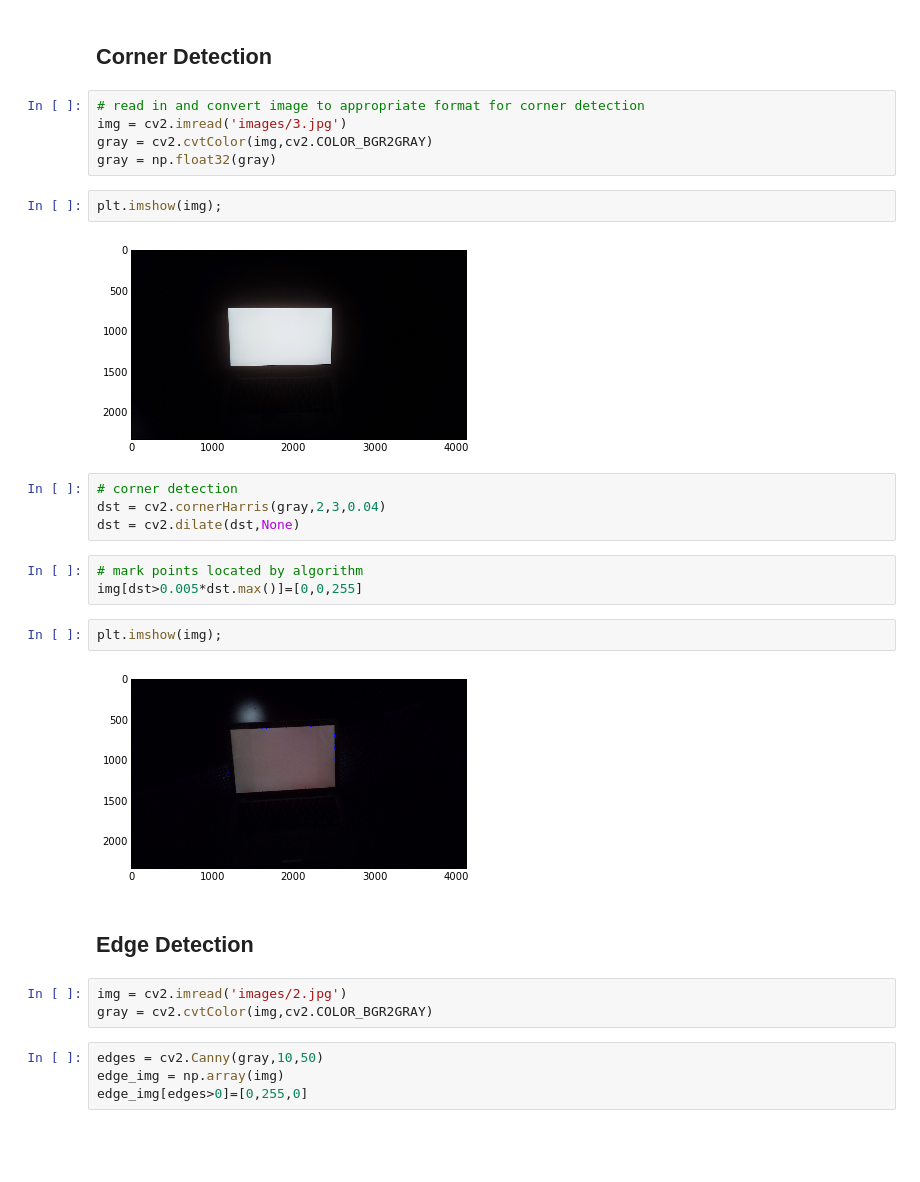
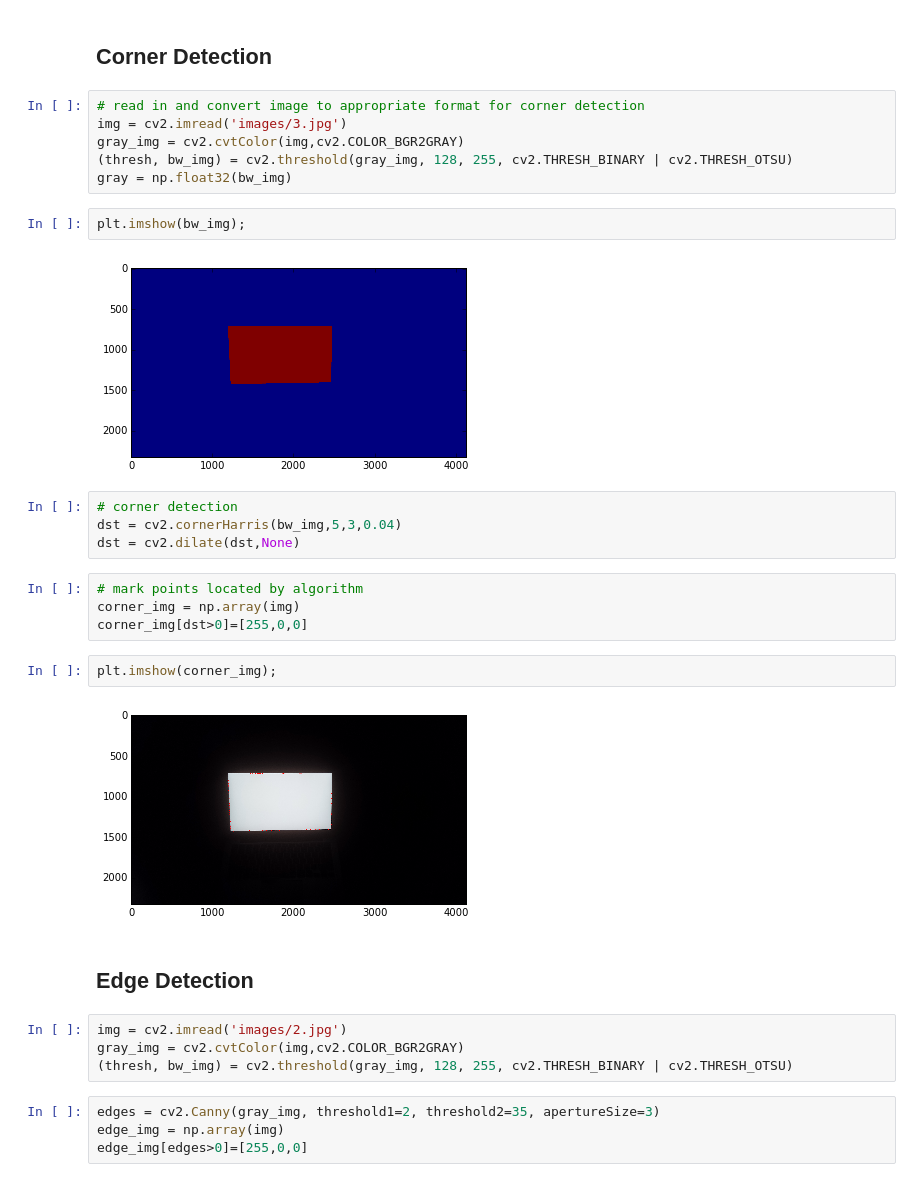
Before and after one commit to pearsonlab/cv-testing, a Jupyter notebook: find-screen.ipynb, the cells around one changed output. Cells and saved outputs as stored; diff of their text form; blank space fills up the shorter version.

```diff
--- a/find-screen.ipynb
+++ b/find-screen.ipynb
@@ -8,30 +8,33 @@ from matplotlib import pyplot as plt
 # %%
 # read in and convert image to appropriate format for corner detection
 img = cv2.imread('images/3.jpg')
-gray = cv2.cvtColor(img,cv2.COLOR_BGR2GRAY)
-gray = np.float32(gray)
+gray_img = cv2.cvtColor(img,cv2.COLOR_BGR2GRAY)
+(thresh, bw_img) = cv2.threshold(gray_img, 128, 255, cv2.THRESH_BINARY | cv2.THRESH_OTSU)
+gray = np.float32(bw_img)
 # %%
-plt.imshow(img);
+plt.imshow(bw_img);
 # %% [output]
-[figure, old version]
+[figure, new version]
 # %%
 # corner detection
-dst = cv2.cornerHarris(gray,2,3,0.04)
+dst = cv2.cornerHarris(bw_img,5,3,0.04)
 dst = cv2.dilate(dst,None)
 # %%
 # mark points located by algorithm
-img[dst>0.005*dst.max()]=[0,0,255]
+corner_img = np.array(img)
+corner_img[dst>0]=[255,0,0]
 # %%
-plt.imshow(img);
+plt.imshow(corner_img);
 # %% [output]
-[figure, old version]
+[figure, new version]
 # %% [markdown]
 ## Edge Detection
 # %%
 img = cv2.imread('images/2.jpg')
-gray = cv2.cvtColor(img,cv2.COLOR_BGR2GRAY)
+gray_img = cv2.cvtColor(img,cv2.COLOR_BGR2GRAY)
+(thresh, bw_img) = cv2.threshold(gray_img, 128, 255, cv2.THRESH_BINARY | cv2.THRESH_OTSU)
 # %%
-edges = cv2.Canny(gray,10,50)
+edges = cv2.Canny(gray_img, threshold1=2, threshold2=35, apertureSize=3)
 edge_img = np.array(img)
-edge_img[edges>0]=[0,255,0]
+edge_img[edges>0]=[255,0,0]
 # %%
```
Also changed, not shown: parts of 17 cells of this notebook.
